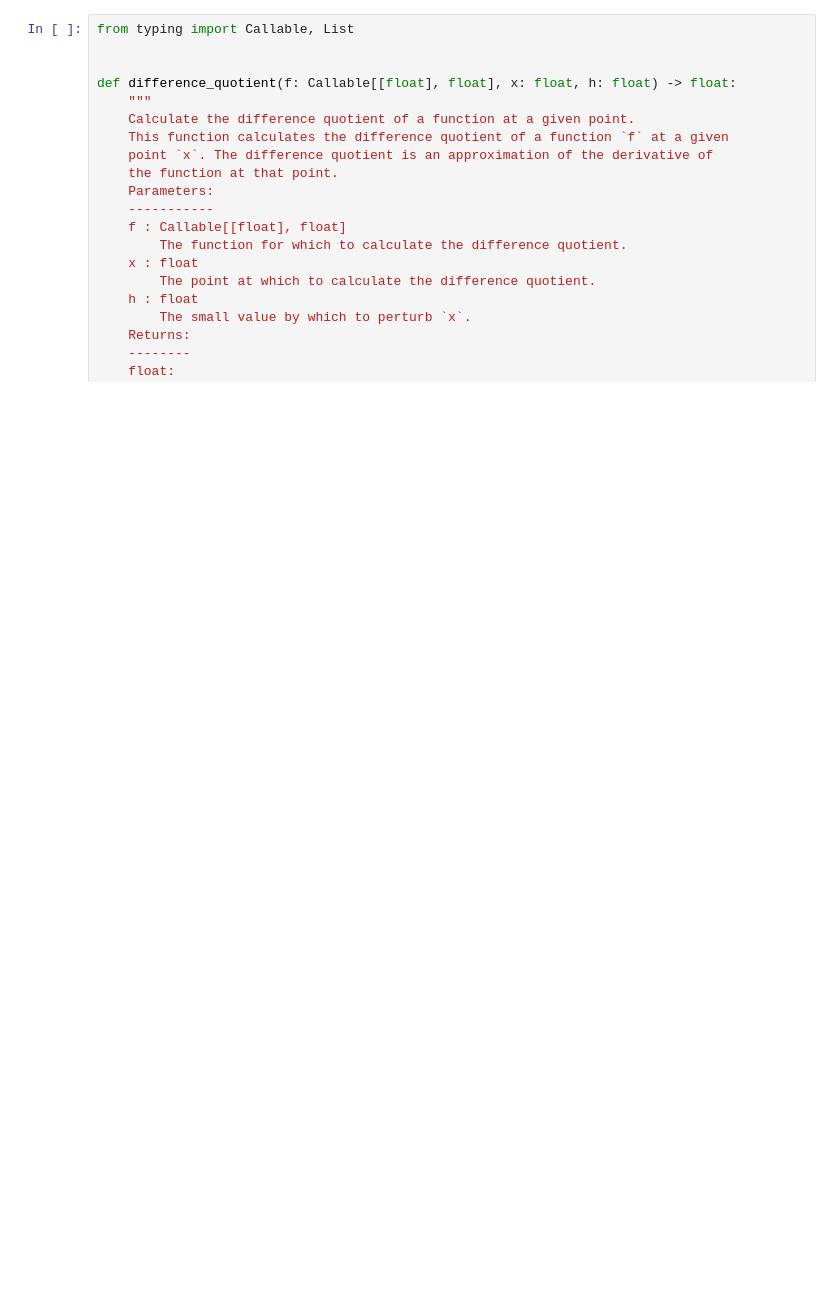
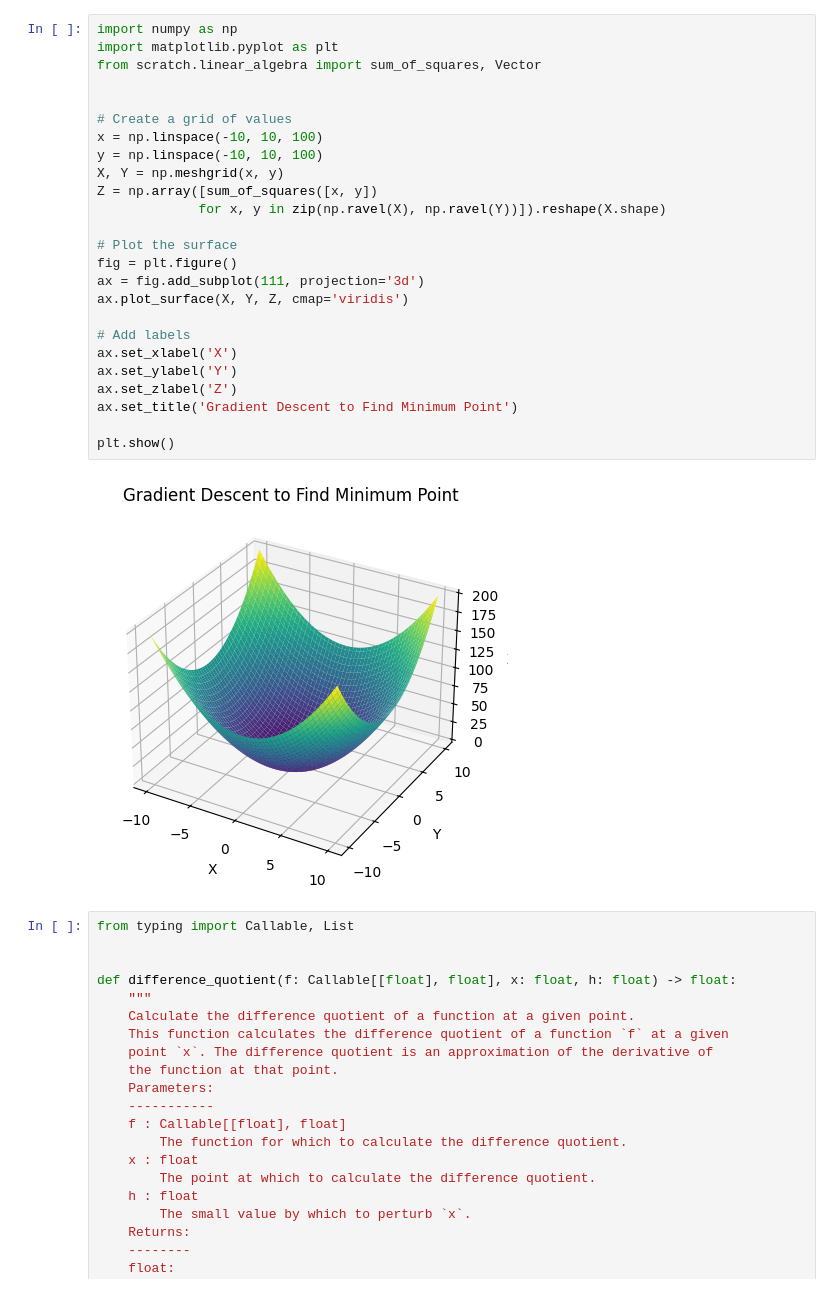
Before and after one commit to G4DavidAlmeida/dsfs, a Jupyter notebook: 08 - Gradient Descent.ipynb, the cells around one changed output. Drawn from its saved outputs; the diff is of its cells as text; blank space fills up the shorter version.

```diff
--- a/08 - Gradient Descent.ipynb
+++ b/08 - Gradient Descent.ipynb
@@ -1,3 +1,30 @@
+# %%
+import numpy as np
+import matplotlib.pyplot as plt
+from scratch.linear_algebra import sum_of_squares, Vector
+
+
+# Create a grid of values
+x = np.linspace(-10, 10, 100)
+y = np.linspace(-10, 10, 100)
+X, Y = np.meshgrid(x, y)
+Z = np.array([sum_of_squares([x, y])
+             for x, y in zip(np.ravel(X), np.ravel(Y))]).reshape(X.shape)
+
+# Plot the surface
+fig = plt.figure()
+ax = fig.add_subplot(111, projection='3d')
+ax.plot_surface(X, Y, Z, cmap='viridis')
+
+# Add labels
+ax.set_xlabel('X')
+ax.set_ylabel('Y')
+ax.set_zlabel('Z')
+ax.set_title('Gradient Descent to Find Minimum Point')
+
+plt.show()
+# %% [output]
+[figure, added]
 # %%
 from typing import Callable, List
 
```
Also changed, not shown: parts of 8 cells of this notebook, 3 other files.
